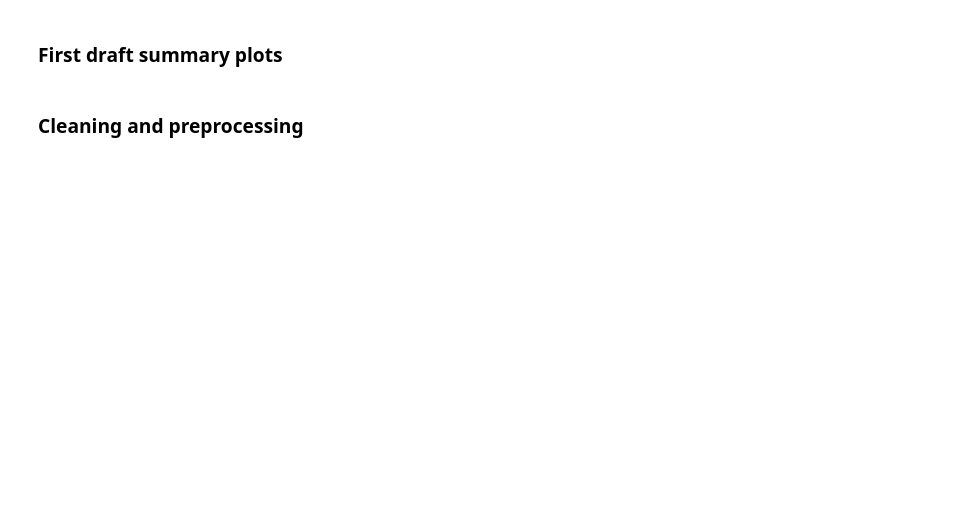
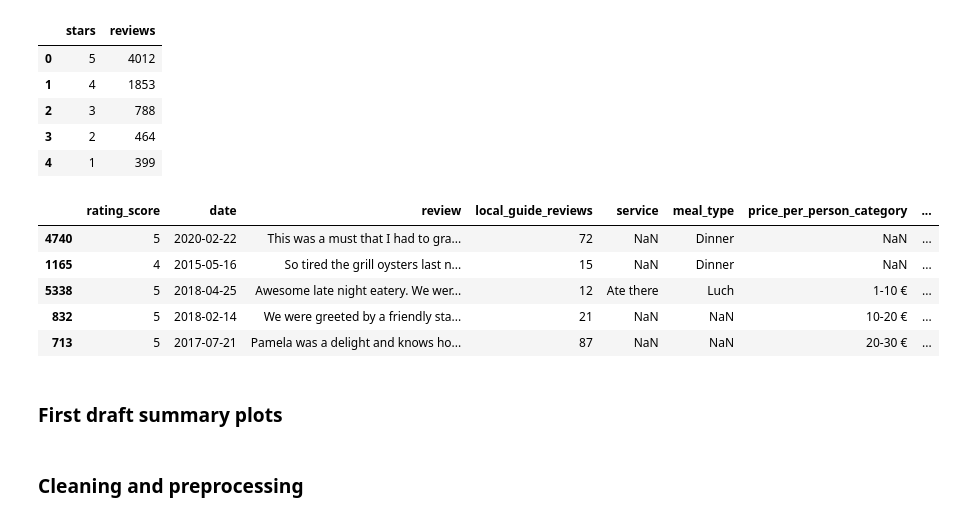
Before and after one commit to EAlmazanG/sensentiment-analysis-reviews, a Jupyter notebook: notebooks/sentiment_analysis.ipynb, the cells around one changed output. Cells and saved outputs as stored; diff of their text form; code cells hidden in the pictures; blank space fills up the shorter version.

```diff
--- a/notebooks/sentiment_analysis.ipynb
+++ b/notebooks/sentiment_analysis.ipynb
@@ -14,18 +14,32 @@ from plotly.subplots import make_subplots
 # %%
 # Load the processed and cleaned data
 processed_data_path = '../data/processed/'
 raw_data_path = '../data/raw/'
 
 name = 'Oceana Grill'
 
 reviews_pro = pd.read_csv(processed_data_path + name + '_reviews.csv')
 resumme_raw = pd.read_csv(raw_data_path + 'resumme_' + name + '.csv')
 
 display(resumme_raw)
 display(reviews_pro.sample(5))
 
-reviews = reviews_pro.copy()
+reviews = reviews_pro.sample(1000).copy()
+reviews.reset_index(drop=True, inplace=True)
 resumme = resumme_raw.copy()
+# %% [output]
+|  | stars | reviews |
+| 0 | 5 | 4012 |
+| 1 | 4 | 1853 |
+| 2 | 3 | 788 |
+| 3 | 2 | 464 |
+| 4 | 1 | 399 |
+|  | rating_score | date | review | local_guide_reviews | service | meal_type | price_per_person_category | ... |
+| 4740 | 5 | 2020-02-22 | This was a must that I had to gra... | 72 | NaN | Dinner | NaN | ... |
+| 1165 | 4 | 2015-05-16 | So tired the grill oysters last n... | 15 | NaN | Dinner | NaN | ... |
+| 5338 | 5 | 2018-04-25 | Awesome late night eatery. We wer... | 12 | Ate there | Luch | 1-10 € | ... |
+| 832 | 5 | 2018-02-14 | We were greeted by a friendly sta... | 21 | NaN | NaN | 10-20 € | ... |
+| 713 | 5 | 2017-07-21 | Pamela was a delight and knows ho... | 87 | NaN | NaN | 20-30 € | ... |
 # %% [markdown]
 ### First draft summary plots
 # %%
```
Also changed, not shown: parts of 22 cells of this notebook, 4 other files.
